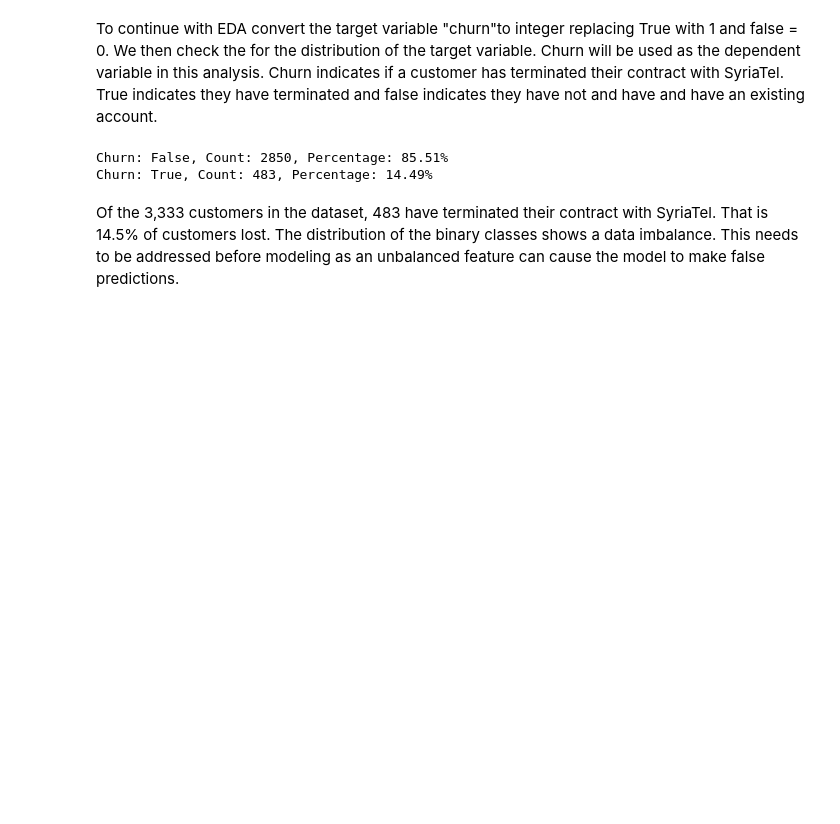
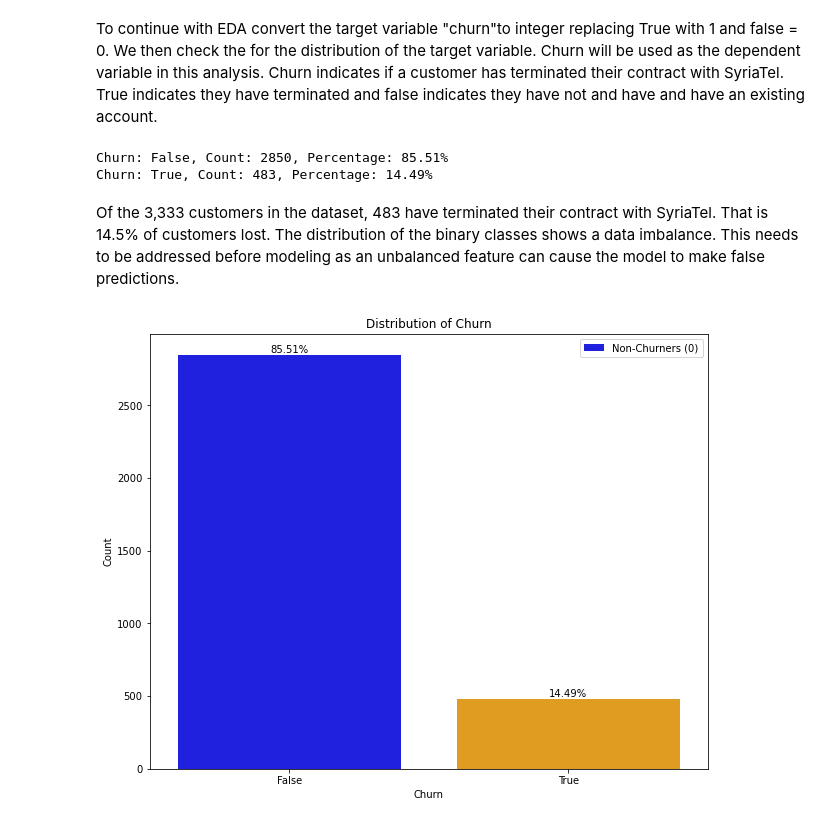
Before and after one commit to aritamichael/Phase_3_final_project, a Jupyter notebook: index.ipynb, the cells around one changed output. Saved outputs shown, nothing was run; the diff lists cells and outputs as text; code cells hidden in the pictures; blank space fills up the shorter version.

Commit message:
visualization of distribution of churn

```diff
--- a/index.ipynb
+++ b/index.ipynb
@@ -171,3 +171,23 @@ Churn: True, Count: 483, Percentage: 14.49%
 # %% [markdown]
 Of the 3,333 customers in the dataset, 483 have terminated their contract with SyriaTel. That is 14.5% of customers lost.
 The distribution of the binary classes shows a data imbalance. This needs to be addressed before modeling as an unbalanced feature can cause the model to make false predictions.
+# %%
+# Visualize the distribution of the target variable
+plt.figure(figsize=(10, 8))
+sns.countplot(x='churn', data=data, palette=['blue', 'orange'])
+
+# Calculate and display percentages on the bars
+for i, count in enumerate(churn_counts):
+    percentage = (count / samples_total) * 100
+    plt.text(i, count, f'{percentage:.2f}%', ha='center', va='bottom')
+
+plt.title('Distribution of Churn')
+plt.xlabel('Churn')
+plt.ylabel('Count')
+
+# Add legend
+plt.legend(labels=['Non-Churners (0)', 'Churners (1)'])
+
+plt.show()
+# %% [output]
+[figure, added]
```
